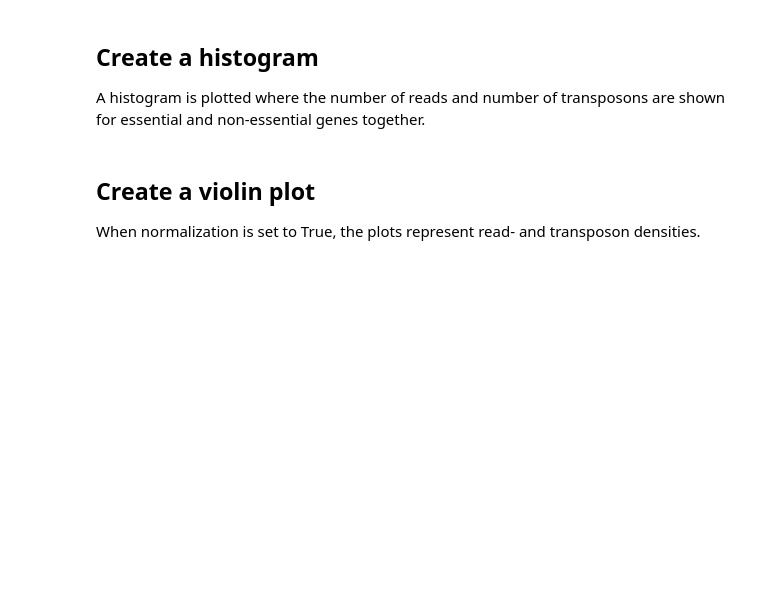
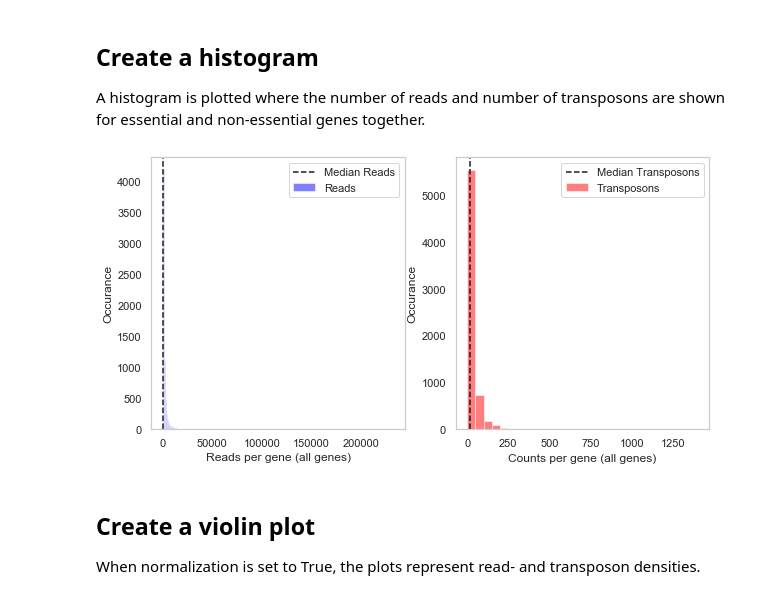
Before and after one commit to SATAY-LL/LaanLab-SATAY-DataAnalysis, a Jupyter notebook: statistics_pergene.ipynb, the cells around one changed output. Drawn from its saved outputs; the diff is of its cells as text; code cells hidden in the pictures; blank space fills up the shorter version.

Commit message:
adding figsize

```diff
--- a/statistics_pergene.ipynb
+++ b/statistics_pergene.ipynb
@@ -34,18 +34,18 @@ import seaborn as sns
 5. gene_information_file: List of genes with their possible aliasses and lengths in amino acids.
 # %%
 #'E-MTAB-4885.WT1.bam_pergene.txt')
-filepath = 'C:\Users\linigodelacruz\Documents\PhD_2018\Documentation\SATAY\LaanLab-SATAY-DataAnalysis\'
+filepath = 'C:/Users/linigodelacruz/Documents/PhD_2018/Documentation/SATAY/LaanLab-SATAY-DataAnalysis/'
 filename = 'E-MTAB-4885.WT1.bam_pergene.txt'
 normalize = 'True'
 
 # essential_genes_files = ['/Users/gregory/Documents/LaanLab/EssentialGenes_Database/Cervisiae_EssentialGenes_List_1.txt',
 #                         '/Users/gregory/Documents/LaanLab/EssentialGenes_Database/Cervisiae_EssentialGenes_List_2.txt']
-essential_genes_files = ['C:\Users\linigodelacruz\Documents\PhD_2018\Documentation\SATAY\LaanLab-SATAY-DataAnalysis\Cervisiae_EssentialGenes_List_1.txt',
-                        'C:\Users\linigodelacruz\Documents\PhD_2018\Documentation\SATAY\LaanLab-SATAY-DataAnalysis\Cervisiae_EssentialGenes_List_2.txt']
+essential_genes_files = [r'C:\Users\linigodelacruz\Documents\PhD_2018\Documentation\SATAY\LaanLab-SATAY-DataAnalysis\Cervisiae_EssentialGenes_List_1.txt',
+                        r'C:\Users\linigodelacruz\Documents\PhD_2018\Documentation\SATAY\LaanLab-SATAY-DataAnalysis\Cervisiae_EssentialGenes_List_2.txt']
 
 
 
-gene_information_file = 'C:\Users\linigodelacruz\Documents\PhD_2018\Documentation\SATAY\LaanLab-SATAY-DataAnalysis\Yeast_Protein_Names.txt'
+gene_information_file = r'C:\Users\linigodelacruz\Documents\PhD_2018\Documentation\SATAY\LaanLab-SATAY-DataAnalysis\Yeast_Protein_Names.txt'
 # %% [markdown]
 ## Make list of all essential genes.
 This can be input from multiple files that are merged in one list.
@@ -228,20 +249,22 @@ print('')
 ## Create a histogram
 A histogram is plotted where the number of reads and number of transposons are shown for essential and non-essential genes together.
 # %%
-fig, (ax1,ax2) = plt.subplots(1,2)
+fig, (ax1,ax2) = plt.subplots(1,2,figsize=(10,5))
 n_reads,bins_reads,patches_reads = ax1.hist(reads_pergene_list, density=False, bins=range(min(reads_pergene_list), max(reads_pergene_list) + 1000, 1000), facecolor='blue',alpha=0.5, label='Reads')
 ax1.axvline(x=np.nanmedian(reads_pergene_list), linestyle='--', label='Median Reads', color='k')
 ax1.set_xlabel('Reads per gene (all genes)')
 ax1.set_ylabel('Occurance')
 ax1.legend()
 ax1.grid()
 n_tn,bins_tn,patches_tn = ax2.hist(tn_pergene_list, density=False, bins=range(min(tn_pergene_list), max(tn_pergene_list) + 50, 50), facecolor='red',alpha=0.5, label='Transposons')
 ax2.axvline(x=np.nanmedian(tn_pergene_list), linestyle='--', label='Median Transposons', color='k')
 ax2.set_xlabel('Counts per gene (all genes)')
 ax2.set_ylabel('Occurance')
 ax2.legend()
 ax2.grid()
 plt.show()
+# %% [output]
+[figure, added]
 # %% [markdown]
 ## Create a violin plot
 When normalization is set to True, the plots represent read- and transposon densities.
```
Also changed, not shown: parts of 3 cells of this notebook.
